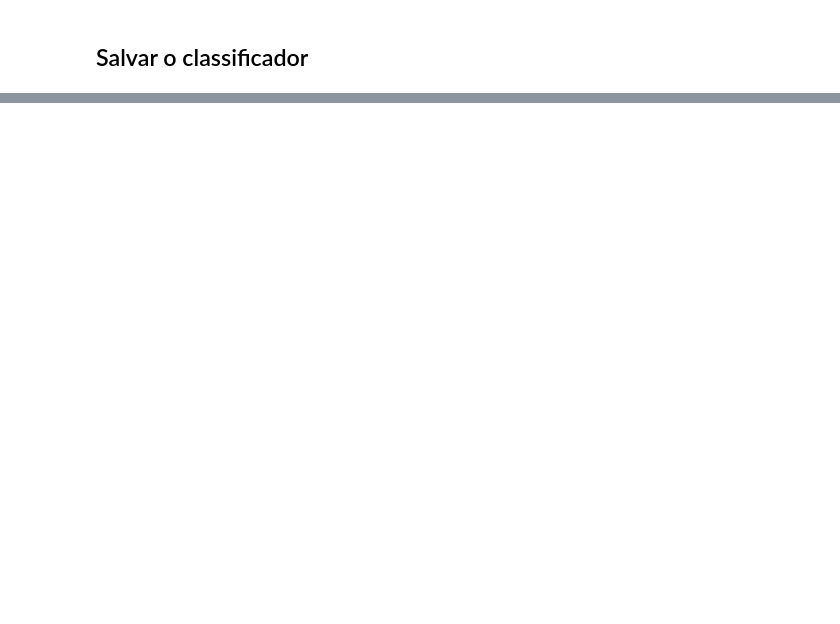
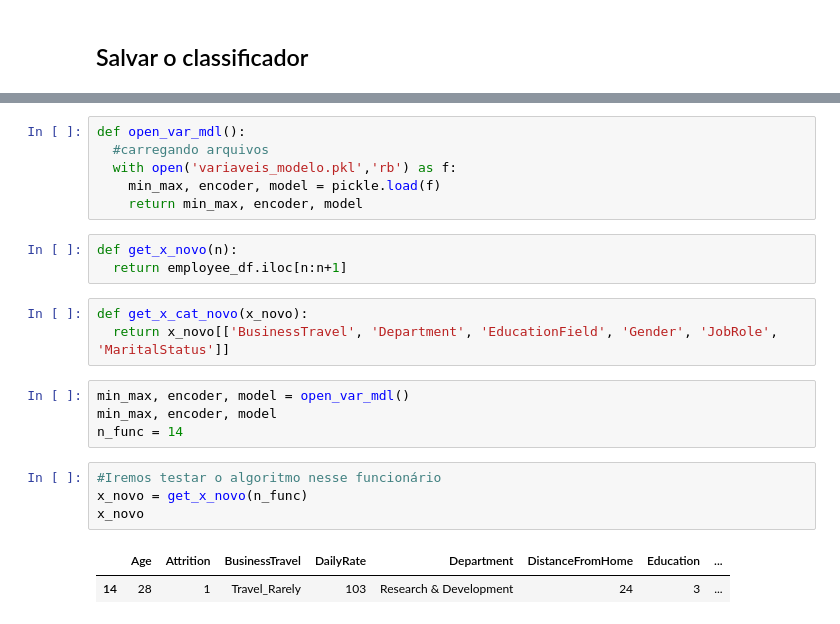
Before and after one commit to Vinicius-Luiz/ciencia_dados_para_empresas, a Jupyter notebook: RH/Em_Branco_Departamento_de_Recursos_Humanos.ipynb, the cells around one changed output, grey strips where cells are left out. Saved outputs shown, nothing was run; the diff lists cells and outputs as text; blank space fills up the shorter version.

```diff
--- a/RH/Em_Branco_Departamento_de_Recursos_Humanos.ipynb
+++ b/RH/Em_Branco_Departamento_de_Recursos_Humanos.ipynb
@@ -608,0 +621,23 @@ weighted avg       0.81      0.81      0.81       368
+# %%
+def open_var_mdl():
+  #carregando arquivos
+  with open('variaveis_modelo.pkl','rb') as f:
+    min_max, encoder, model = pickle.load(f)
+    return min_max, encoder, model
+# %%
+def get_x_novo(n):
+  return employee_df.iloc[n:n+1]
+# %%
+def get_x_cat_novo(x_novo):
+  return x_novo[['BusinessTravel', 'Department', 'EducationField', 'Gender', 'JobRole', 'MaritalStatus']]
+# %%
+min_max, encoder, model = open_var_mdl()
+min_max, encoder, model
+n_func = 14
+# %%
+#Iremos testar o algoritmo nesse funcionário
+x_novo = get_x_novo(n_func)
+x_novo
+# %% [output]
+|  | Age | Attrition | BusinessTravel | DailyRate | Department | DistanceFromHome | Education | ... |
+| 14 | 28 | 1 | Travel_Rarely | 103 | Research & Development | 24 | 3 | ... |
```
Also changed, not shown: parts of 26 cells of this notebook.
